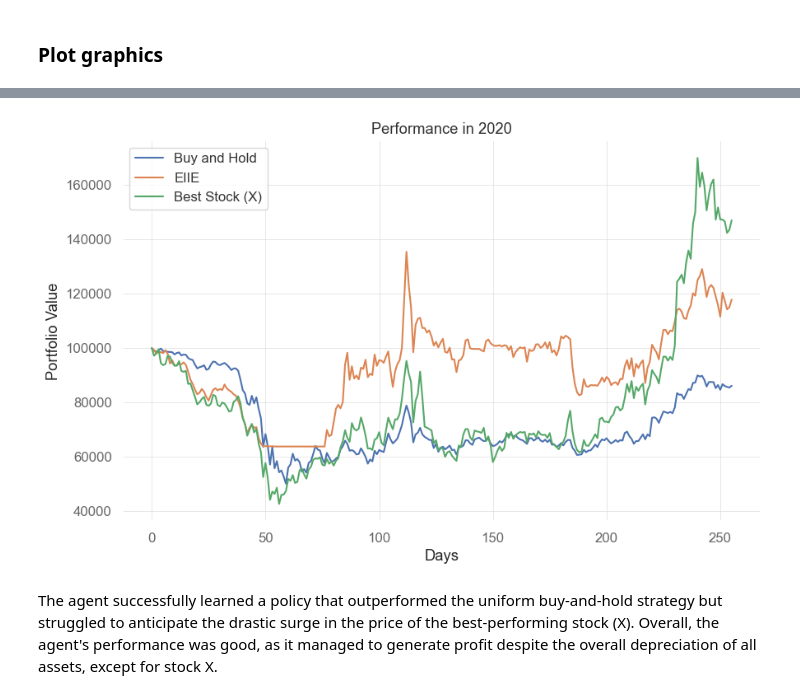
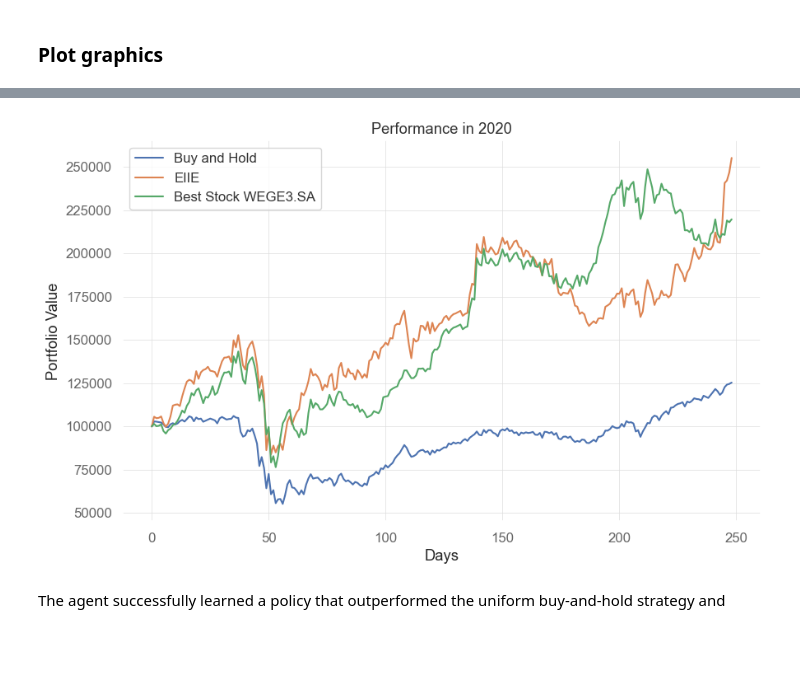
Before and after one commit to CaioSBC/FinRL, a Jupyter notebook: examples/FinRL_PortfolioOptimization_Demo.ipynb, the cells around one changed output, grey strips where cells are left out. Cells and saved outputs as stored; diff of their text form; code cells hidden in the pictures; blank space fills up the shorter version.

Commit message:
Update portfolio optimization example

```diff
--- a/examples/FinRL_PortfolioOptimization_Demo.ipynb
+++ b/examples/FinRL_PortfolioOptimization_Demo.ipynb
@@ -112,5 +125,5 @@ portfolio_raw_df.groupby("symbol").count()
 # %%
-df_portfolio = portfolio_raw_df[["date", "symbol", "close", "high", "low"]]
+df_portfolio = portfolio_raw_df[["date", "tic", "close", "high", "low"]]
 
 df_portfolio_train = df_portfolio[
     (df_portfolio["date"] >= "2011-01-01") & (df_portfolio["date"] < "2019-12-31")
@@ -134,7 +147,7 @@ environment = PortfolioOptimizationEnv(
     comission_fee_pct=0.0025,
     time_window=50,
     time_format="%Y-%m-%d",
-    tic_column="symbol",
+    tic_column="tic",
     features=["close", "high", "low"],
     print_metrics=False,
     plot_graphs=False,
@@ -147,7 +160,7 @@ environment_2020 = PortfolioOptimizationEnv(
     comission_fee_pct=0.0025,
     time_window=50,
     time_format="%Y-%m-%d",
-    tic_column="symbol",
+    tic_column="tic",
     features=["close", "high", "low"],
     print_metrics=False,
     plot_graphs=False,
@@ -202,7 +215,7 @@ For comparison, we will also test the performance of a uniform buy and hold stra
 # %%
 UBAH_results = {}
 
-PORTFOLIO_SIZE = len(NYSE_STOCKS)
+PORTFOLIO_SIZE = len(IBOVESPA_STOCKS)
 
 # train period
 terminated = False
@@ -237,7 +250,7 @@ best_stock_results = {}
 terminated = False
 environment_2020.reset()
 while not terminated:
-    action = [0, 0, 0, 0, 0, 0, 0, 0, 0, 0, 0, 1]
+    action = [0, 0, 0, 0, 0, 0, 0, 0, 0, 0, 1]
     _, _, terminated, _, _ = environment_2020.step(action)
 best_stock_results["2020"] = environment_2020._asset_memory["final"]
 # %% [markdown]
@@ -260,15 +273,15 @@ plt.show()
 # %%
 plt.plot(UBAH_results["2020"], label="Buy and Hold")
 plt.plot(EIIE_results["2020"], label="EIIE")
-plt.plot(best_stock_results["2020"], label="Best Stock (X)")
+plt.plot(best_stock_results["2020"], label="Best Stock WEGE3.SA")
 
 plt.xlabel("Days")
 plt.ylabel("Portfolio Value")
 plt.title("Performance in 2020")
 plt.legend()
 
 plt.show()
 # %% [output]
-[figure, old version]
+[figure, new version]
-# %% [markdown]
-The agent successfully learned a policy that outperformed the uniform buy-and-hold strategy but struggled to anticipate the drastic surge in the price of the best-performing stock (X). Overall, the agent's performance was good, as it managed to generate profit despite the overall depreciation of all assets, except for stock X.
+# %% [markdown]
+The agent successfully learned a policy that outperformed the uniform buy-and-hold strategy and
```
Also changed, not shown: parts of 8 cells of this notebook, 1 other file.
